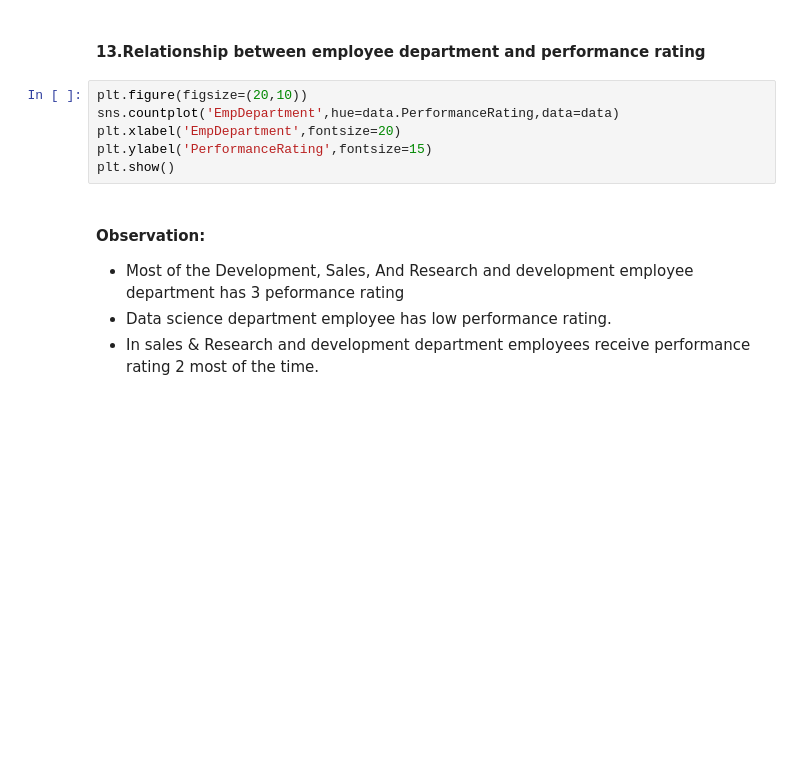
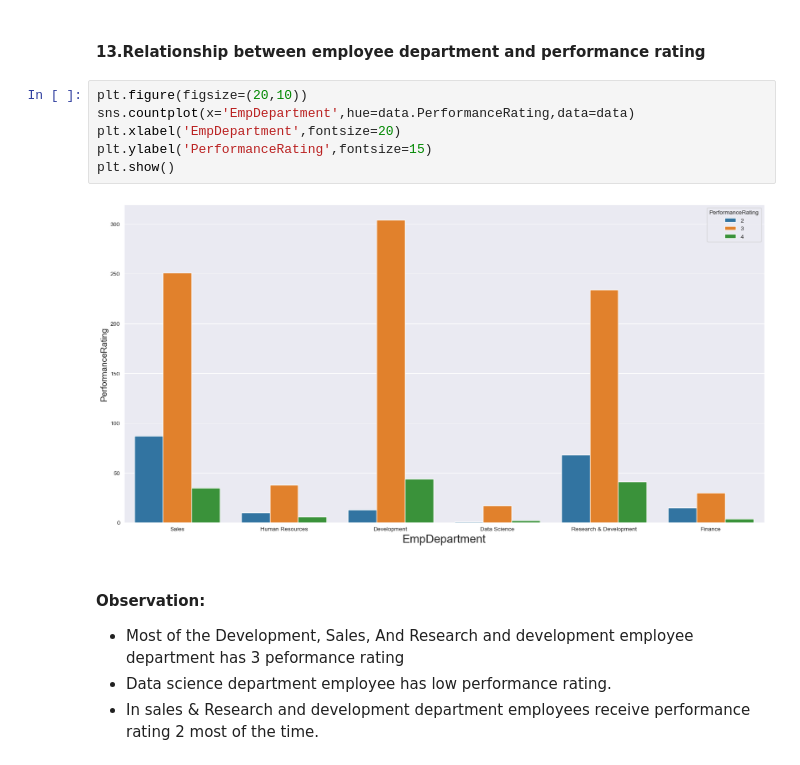
Before and after one commit to Sumukh-Bharadvaja/Employee-Performance-Analysis, a Jupyter notebook: SRC/Visualization/visualization.ipynb, the cells around one changed output. Cells and saved outputs as stored; diff of their text form; blank space fills up the shorter version.

```diff
--- a/SRC/Visualization/visualization.ipynb
+++ b/SRC/Visualization/visualization.ipynb
@@ -488,10 +521,12 @@ plt.show() # used to hide the storage loction
 #### 13.Relationship between employee department and performance rating
 # %%
 plt.figure(figsize=(20,10))
-sns.countplot('EmpDepartment',hue=data.PerformanceRating,data=data)
+sns.countplot(x='EmpDepartment',hue=data.PerformanceRating,data=data)
 plt.xlabel('EmpDepartment',fontsize=20)
 plt.ylabel('PerformanceRating',fontsize=15)
 plt.show()
+# %% [output]
+[figure, added]
 # %% [markdown]
 #### Observation:
 
```
Also changed, not shown: parts of 31 cells of this notebook.
